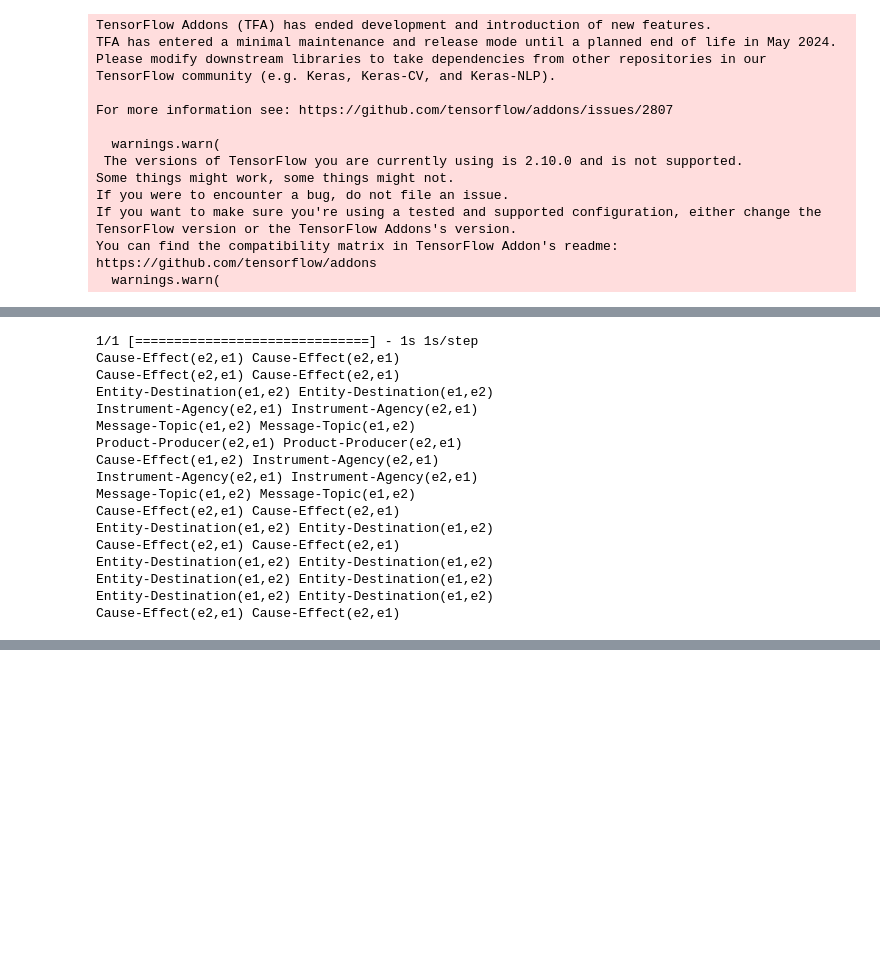
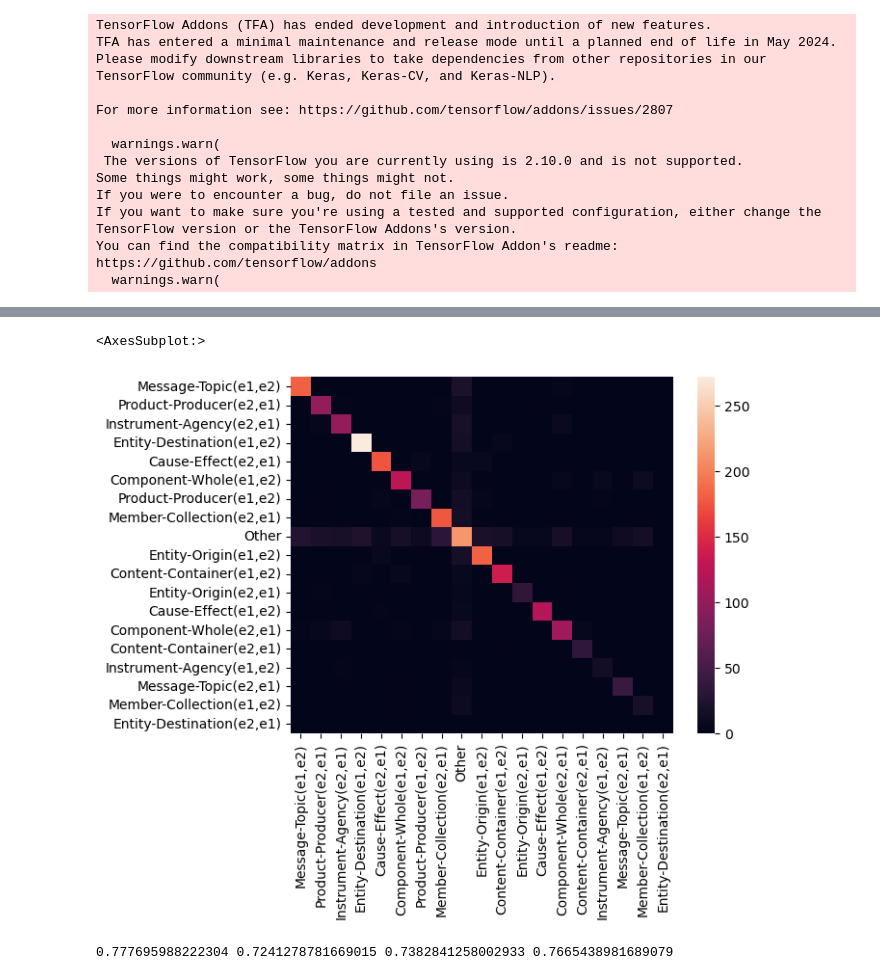
Before and after one commit to MarsSeo/NER, a Jupyter notebook: Relation_Analyze.ipynb, the cells around one changed output, grey strips where cells are left out. Saved outputs shown, nothing was run; the diff lists cells and outputs as text; code cells hidden in the pictures; blank space fills up the shorter version.

Commit message:
add gitignore and some result on NRE task

```diff
--- a/Relation_Analyze.ipynb
+++ b/Relation_Analyze.ipynb
@@ -74,15 +89,15 @@ train_ds=load_dataset('semeval_train.txt',reladict)[0]
 # %%
 print(reladict)
 print(len(reladict))
-invdict={}
+invdict=np.zeros(len(reladict)).tolist()
 for k,v in reladict.items():
-    invdict.setdefault(v,k)
-for text_batch, label_batch in train_ds.take(1):
-  for i in range(3):
-    print(f'Review: {text_batch.numpy()[i]}')
-    label = label_batch.numpy()[i]
-    print(f'Label : {label}')
-    print(len(label))
+    invdict[v]=k
+#for text_batch, label_batch in train_ds.take(1):
+  #for i in range(3):
+    #print(f'Review: {text_batch.numpy()[i]}')
+    #label = label_batch.numpy()[i]
+    #print(f'Label : {label}')
+    #print(len(label))
 # %% [output]
 {'Message-Topic(e1,e2)': 0, 'Product-Producer(e2,e1)': 1, 'Instrument-Agency(e2,e1)': 2, 'Entity-Destination(e1,e2)': 3, 'Cause-Effect(e2,e1)': 4, 'Component-Whole(e1,e2)': 5, 'Product-Producer(e1,e2) ...
 19
@@ -216,24 +231,7 @@ model.evaluate(test_ds)
-# %%
-for tokens,labels in test_ds.take(1):
-    res=model.predict(tokens)
-    for i in range(len(res)):
-        print(invdict[res[i].argmax()],invdict[labels.numpy()[i].tolist().index(1)])
-    break
-# %% [output]
-1/1 [==============================] - 1s 1s/step
-Cause-Effect(e2,e1) Cause-Effect(e2,e1)
-Cause-Effect(e2,e1) Cause-Effect(e2,e1)
-Entity-Destination(e1,e2) Entity-Destination(e1,e2)
-Instrument-Agency(e2,e1) Instrument-Agency(e2,e1)
-Message-Topic(e1,e2) Message-Topic(e1,e2)
-Product-Producer(e2,e1) Product-Producer(e2,e1)
-Cause-Effect(e1,e2) Instrument-Agency(e2,e1)
-Instrument-Agency(e2,e1) Instrument-Agency(e2,e1)
-Message-Topic(e1,e2) Message-Topic(e1,e2)
-Cause-Effect(e2,e1) Cause-Effect(e2,e1)
-Entity-Destination(e1,e2) Entity-Destination(e1,e2)
-Cause-Effect(e2,e1) Cause-Effect(e2,e1)
-Entity-Destination(e1,e2) Entity-Destination(e1,e2)
-Entity-Destination(e1,e2) Entity-Destination(e1,e2)
-Entity-Destination(e1,e2) Entity-Destination(e1,e2)
-Cause-Effect(e2,e1) Cause-Effect(e2,e1)
+# %%
+y_pred=model.predict(testx,batch_size=CONFIG.BATCH_SIZE).argmax(axis=1)
+y_true=testy
+test_result=evaluation(y_true,y_pred)
+#matrix=tf.math.confusion_matrix(y_true,y_pred).numpy()
+sbn.heatmap(test_result['confusion_matrix'],xticklabels=invdict,yticklabels=invdict,annot=False)
+# %% [output]
@@ -239,0 +239,6 @@ Cause-Effect(e2,e1) Cause-Effect(e2,e1)
+<AxesSubplot:>
+[figure, added]
+# %%
+print(test_result['accuracy'],test_result['marco_f1'],test_result['marco_recall'],test_result['marco_precision'])
+# %% [output]
+0.777695988222304 0.7241278781669015 0.7382841258002933 0.7665438981689079
```
Also changed, not shown: parts of 16 cells of this notebook, 2 other files.
